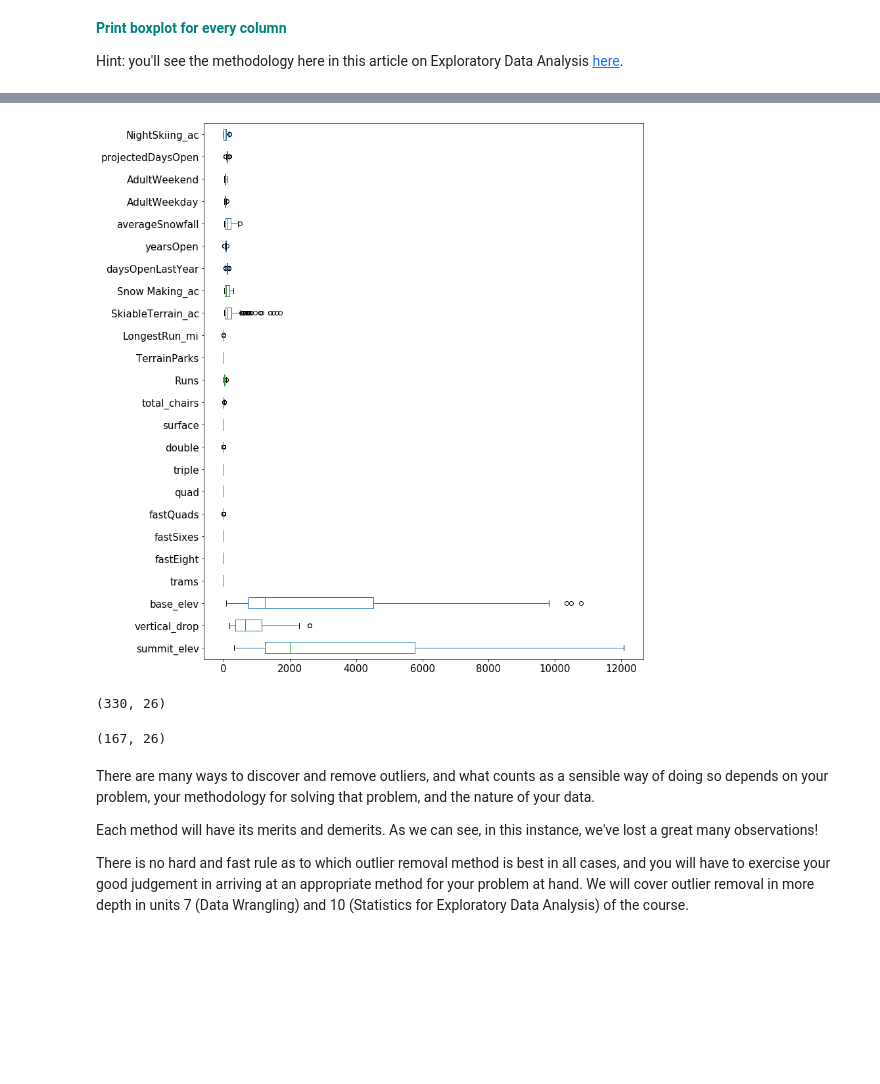
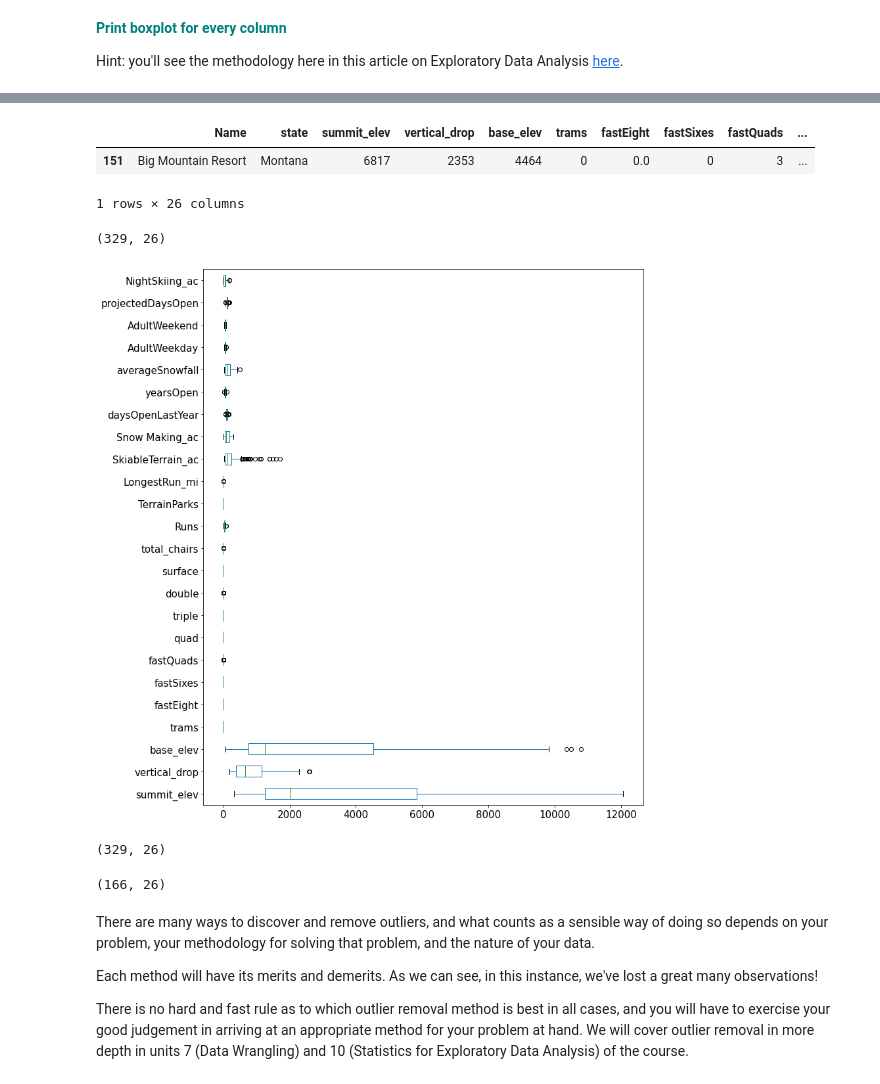
Before and after one commit to rojaranijyothi/GuidedCapstone, a Jupyter notebook: Notebook_stepthree.ipynb, the cells around one changed output, grey strips where cells are left out. Drawn from its saved outputs; the diff is of its cells as text; code cells hidden in the pictures; blank space fills up the shorter version.

Commit message:
Added Big Mountain Row back

```diff
--- a/Notebook_stepthree.ipynb
+++ b/Notebook_stepthree.ipynb
@@ -49,5 +49,5 @@ import matplotlib.pyplot as plt
 # %% [markdown]
 **<font color='teal'> If you need to change your path refer back to step 2 on how to do that. Then load the csv file you created in step 2, remember it should be saved inside your data subfolder and print the first five rows.</font>**
 # %%
-resort = pd.read_csv('/Users/HOME/Desktop/Springboard/GuidedCapstone_step_2/data/step2_output.csv', index_col=0)
+df = pd.read_csv('/Users/HOME/Desktop/GuidedCapstone/GuidedCapstone/data/step2_output.csv', index_col=0)
 # %%
@@ -134,0 +133,2 @@ del resort['Region']
+# %%
+df.drop('Region',axis = 1,inplace = True)
@@ -160,33 +174,45 @@ Hint: Recall from your statistics prework that a common definition of an outlier
+# %%
+BigMountain_row = df[df['Name'].str.contains('Big Mountain')]
+BigMountain_row
+# %% [output]
+|  | Name | state | summit_elev | vertical_drop | base_elev | trams | fastEight | fastSixes | fastQuads | ... |
+| 151 | Big Mountain Resort | Montana | 6817 | 2353 | 4464 | 0 | 0.0 | 0 | 3 | ... |
+1 rows × 26 columns
+# %%
+df1 = df[~(df['Name'].str.contains('Big Mountain'))]
+df1.shape
+# %% [output]
+(329, 26)
 # %%
 # Let's get the Interquartile range, or IQR. This is equal to Q3 - Q1.
 # First, let's use the quantile() method to get the first quartile, and store it in a variable called Q1.
 # We'll want to plug 0.25 into the quantile method.
-Q1 = resort.quantile(0.25)
+Q1 = df1.quantile(0.25)
 
 # Now get Q3 and store in a variable called Q3.
-Q3 = resort.quantile(0.75)
+Q3 = df1.quantile(0.75)
 
 # Now calculate the IQR, storing it in a variable called IQR.b
 IQR = Q3 - Q1
 
 # Make a variable called `dfno`, and assign it the value: df[~((df < (Q1 - 1.5 * IQR)) |(df> (Q3 + 1.5 * IQR))).any(axis=1)].
-dfno = resort[~((resort < (Q1 - 1.5 * IQR)) |(resort > (Q3 + 1.5 * IQR))).any(axis=1)]
+dfno = df1[~((df1 < (Q1 - 1.5 * IQR)) |(df1 > (Q3 + 1.5 * IQR))).any(axis=1)]
 
 # This filters on our existing dataframe, picking out just those observations that are NOT outliers.
 
 # We now want to make a boxplot of this new dataframe dfno.
 boxplot = dfno.boxplot(grid=False, vert=False,fontsize=15, figsize=(12,15))
 # %% [output]
-[figure, old version]
+[figure, new version]
 # %%
 # Print the shapes of our dataframes df and dfno to compare the number of observations in each.
-resort.shape
+df1.shape
 # %% [output]
-(330, 26)
+(329, 26)
 # %%
 dfno.shape
 # %% [output]
-(167, 26)
+(166, 26)
 # %% [markdown]
 There are many ways to discover and remove outliers, and what counts as a sensible way of doing so depends on your problem, your methodology for solving that problem, and the nature of your data.
 
```
Also changed, not shown: parts of 28 cells of this notebook.
